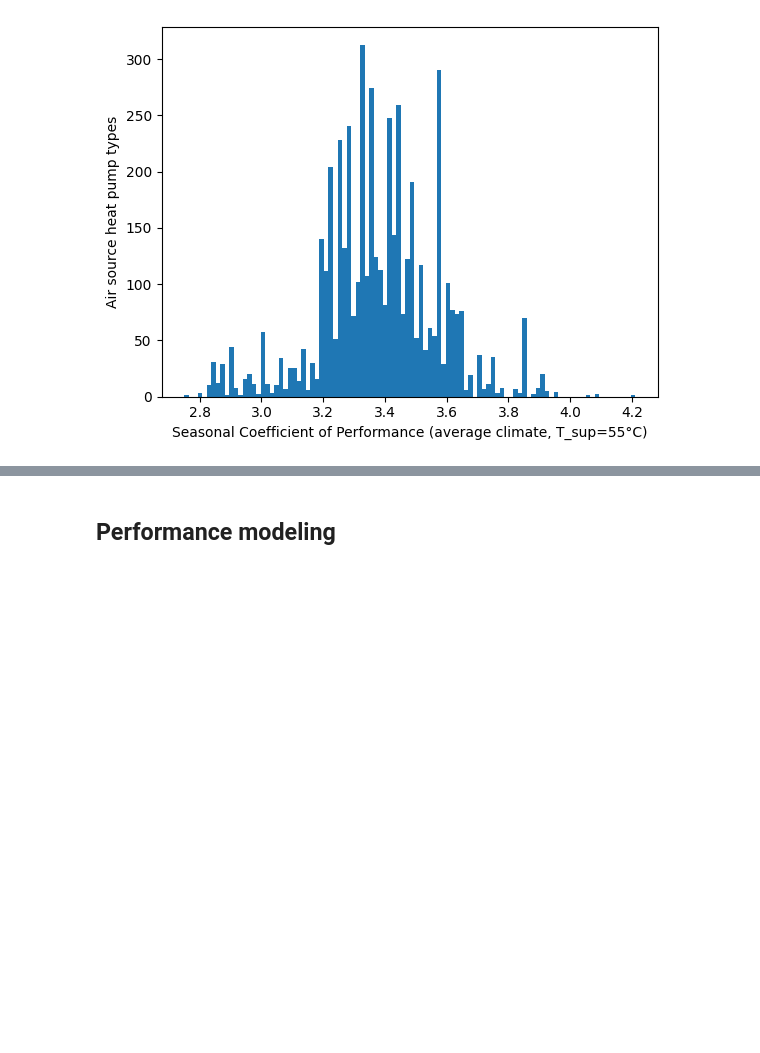
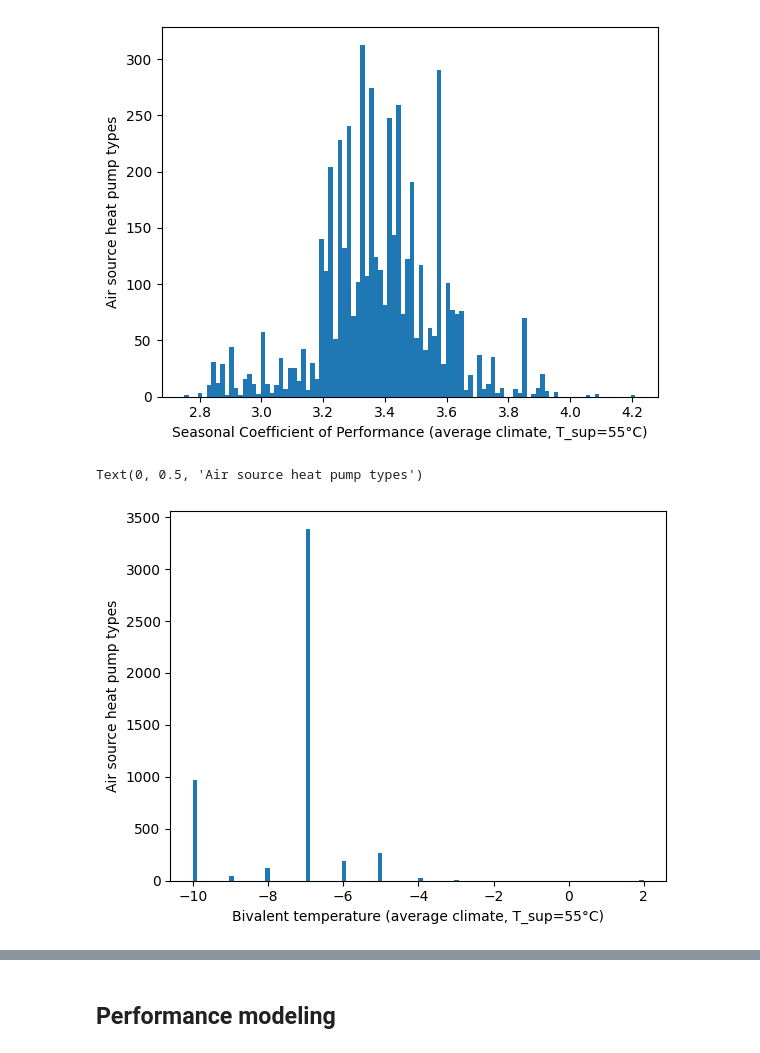
Before and after one commit to FZJ-IEK3-VSA/hplib, a Jupyter notebook: notebooks/performance_distribution.ipynb, the cells around one changed output, grey strips where cells are left out. Drawn from its saved outputs; the diff is of its cells as text; code cells hidden in the pictures; blank space fills up the shorter version.

```diff
--- a/notebooks/performance_distribution.ipynb
+++ b/notebooks/performance_distribution.ipynb
@@ -13,8 +13,8 @@ meta = db.read_meta_data("meta_data.csv",)
 # %% [markdown]
 Get the season coefficient of performance and filter temperature 55°C (5) and climate average (3)
 # %%
-scop_55_average = performance.loc[(slice(None), 5, 3), :]
-scop_55_average.reset_index(level=['temperature', 'climate'], inplace=True)
+performance_55_average = performance.loc[(slice(None), 5, 3), :]
+performance_55_average.reset_index(level=['temperature', 'climate'], inplace=True)
 # %% [markdown]
 Get all heatpumps Outdoor Air as source
 # %%
@@ -25,7 +25,7 @@ len(air_source_hps)
 # %% [markdown]
 Determine intersection of union between both indices
 # %%
-reduced_set = air_source_hps.intersection(scop_55_average.index.to_list())
+reduced_set = air_source_hps.intersection(performance_55_average.index.to_list())
 len(reduced_set)
 # %% [output]
 5021
@@ -36,3 +36,10 @@ ax.set_ylabel("Air source heat pump types")
 # %% [output]
 Text(0, 0.5, 'Air source heat pump types')
 [figure]
+# %%
+ax = performance_55_average.loc[reduced_set,'t_biv'].astype(float).plot.hist(bins=100)
+ax.set_xlabel("Bivalent temperature (average climate, T_sup=55°C)")
+ax.set_ylabel("Air source heat pump types")
+# %% [output]
+Text(0, 0.5, 'Air source heat pump types')
+[figure, added]
```
Also changed, not shown: parts of 18 cells of this notebook, 2 other files.
